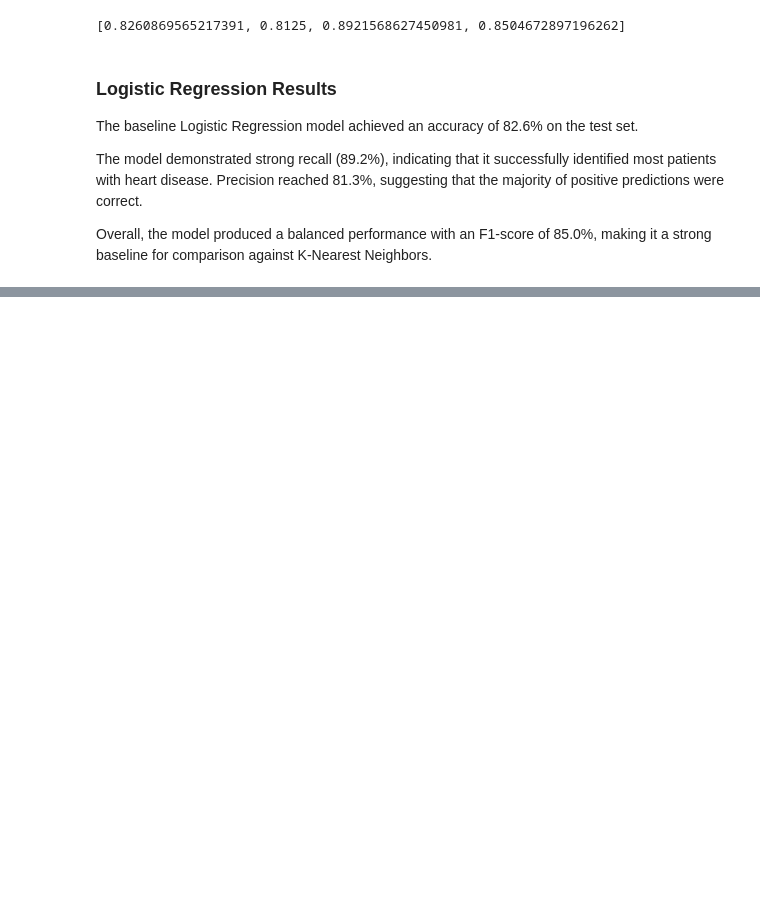
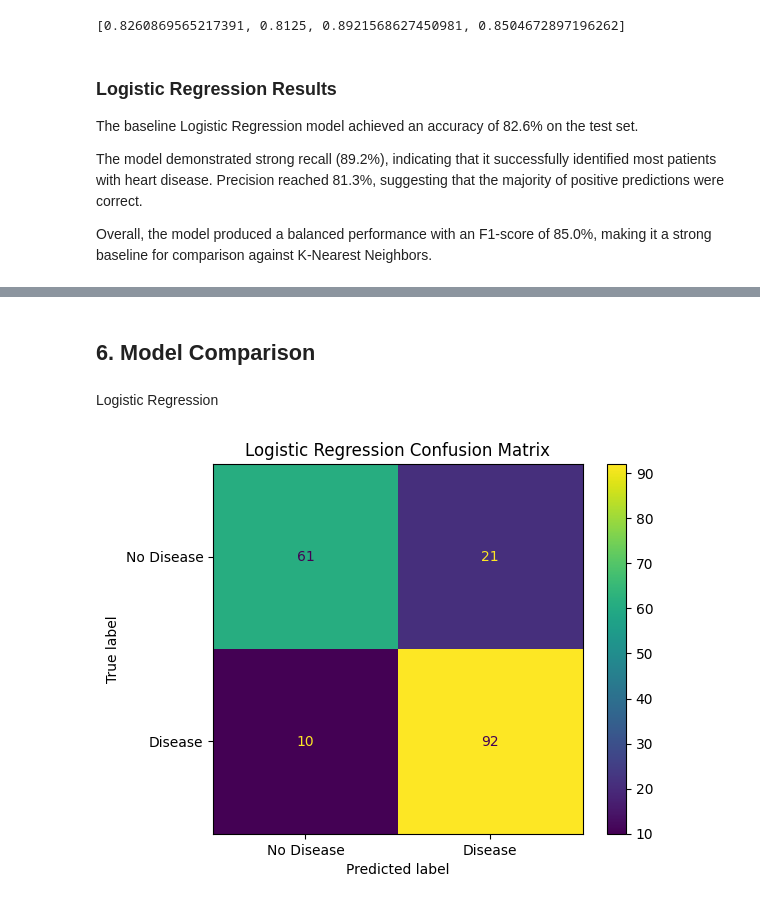
Before and after one commit to mohammadSous/heart-disease-classification, a Jupyter notebook: main.ipynb, the cells around one changed output, grey strips where cells are left out. Cells and saved outputs as stored; diff of their text form; code cells hidden in the pictures; blank space fills up the shorter version.

Commit message:
Finished model building, hyperparameter tuning, and comparison

```diff
--- a/main.ipynb
+++ b/main.ipynb
@@ -676,3 +678,25 @@ The baseline Logistic Regression model achieved an accuracy of 82.6% on the test
 The model demonstrated strong recall (89.2%), indicating that it successfully identified most patients with heart disease. Precision reached 81.3%, suggesting that the majority of positive predictions were correct.
 
 Overall, the model produced a balanced performance with an F1-score of 85.0%, making it a strong baseline for comparison against K-Nearest Neighbors.
+# %%
+C_values = [0.01, 0.1, 1, 10, 100]
+LR_results = []
+
+for C in C_values:
+
+    model = LogisticRegression(
+        C=C,
+        random_state=42
+    )
+
+    model.fit(X_train_processed, y_train)
+
+    y_pred = model.predict(X_test_processed)
+
+    LR_results.append([
+        C,
+        accuracy_score(y_test, y_pred),
+        precision_score(y_test, y_pred),
+        recall_score(y_test, y_pred),
+        f1_score(y_test, y_pred)
+    ])
@@ -678,0 +739,6 @@ Overall, the model produced a balanced performance with an F1-score of 85.0%, ma
+# %%
+log_reg_tuned = LogisticRegression(C=10, random_state=42)
+
+log_reg_tuned.fit(X_train_processed, y_train)
+
+y_pred_log_reg_tuned = log_reg_tuned.predict(X_test_processed)
@@ -678,0 +841,2 @@ Overall, the model produced a balanced performance with an F1-score of 85.0%, ma
+# %% [markdown]
+## 6. Model Comparison
@@ -678,0 +845,14 @@ Overall, the model produced a balanced performance with an F1-score of 85.0%, ma
+# %% [markdown]
+Logistic Regression
+# %%
+cm_lr = confusion_matrix(y_test, y_pred_log_reg_tuned)
+
+ConfusionMatrixDisplay(
+    confusion_matrix=cm_lr,
+    display_labels=["No Disease", "Disease"]
+).plot()
+
+plt.title("Logistic Regression Confusion Matrix")
+plt.show()
+# %% [output]
+[figure, added]
```
Also changed, not shown: parts of 18 cells of this notebook.
